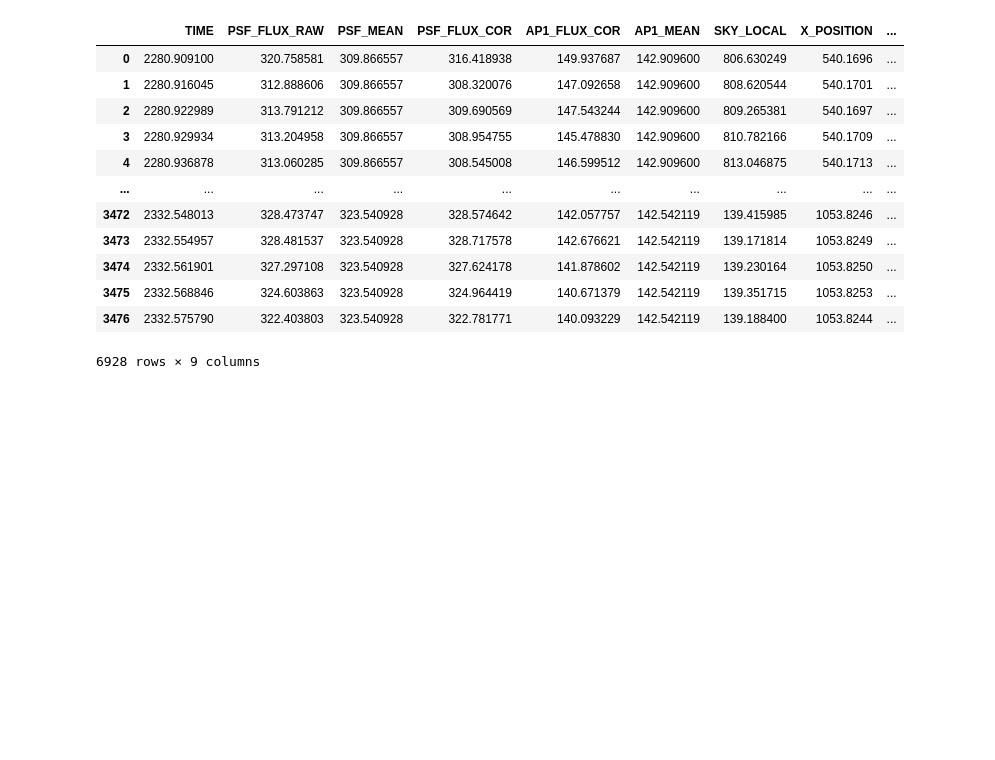
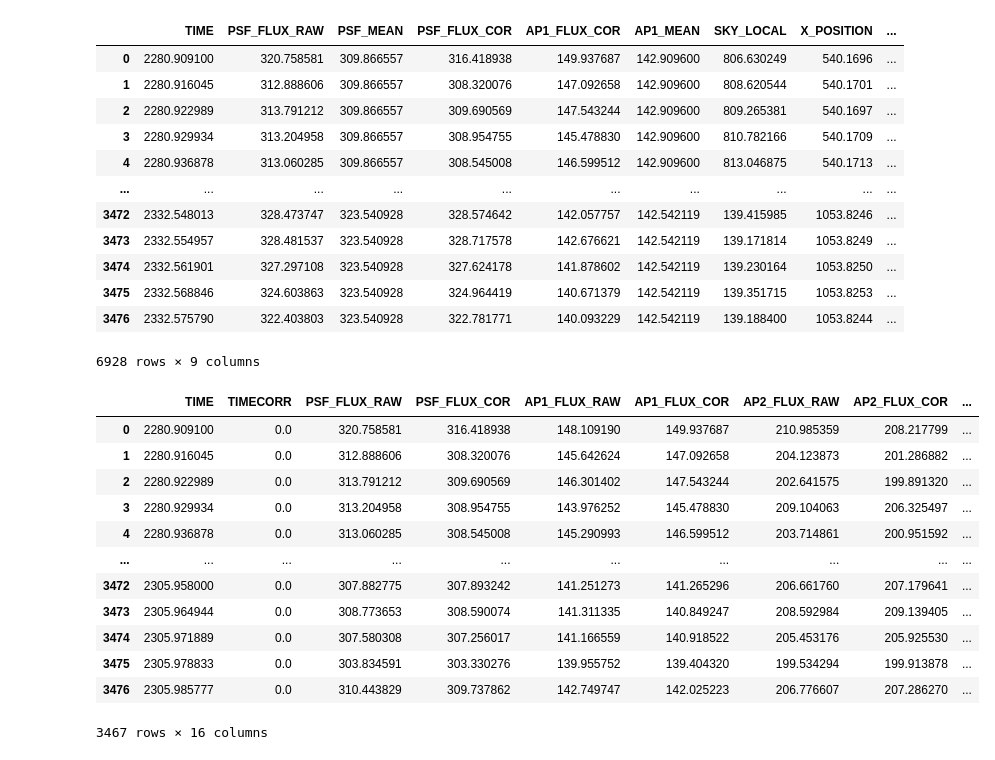
Before and after one commit to fudanguyen/aroma, a Jupyter notebook: AROMA_An_Exo_Rot_Mapping/notebooks/data_cleaning.ipynb, the cells around one changed output. Drawn from its saved outputs; the diff is of its cells as text; code cells hidden in the pictures; blank space fills up the shorter version.

```diff
--- a/AROMA_An_Exo_Rot_Mapping/notebooks/data_cleaning.ipynb
+++ b/AROMA_An_Exo_Rot_Mapping/notebooks/data_cleaning.ipynb
@@ -112,3 +112,19 @@ lc3637
 | 3475 | 2332.568846 | 324.603863 | 323.540928 | 324.964419 | 140.671379 | 142.542119 | 139.351715 | 1053.8253 | ... |
 | 3476 | 2332.575790 | 322.403803 | 323.540928 | 322.781771 | 140.093229 | 142.542119 | 139.188400 | 1053.8244 | ... |
 6928 rows × 9 columns
+# %%
+lc36_data
+# %% [output]
+|  | TIME | TIMECORR | PSF_FLUX_RAW | PSF_FLUX_COR | AP1_FLUX_RAW | AP1_FLUX_COR | AP2_FLUX_RAW | AP2_FLUX_COR | ... |
+| 0 | 2280.909100 | 0.0 | 320.758581 | 316.418938 | 148.109190 | 149.937687 | 210.985359 | 208.217799 | ... |
+| 1 | 2280.916045 | 0.0 | 312.888606 | 308.320076 | 145.642624 | 147.092658 | 204.123873 | 201.286882 | ... |
+| 2 | 2280.922989 | 0.0 | 313.791212 | 309.690569 | 146.301402 | 147.543244 | 202.641575 | 199.891320 | ... |
+| 3 | 2280.929934 | 0.0 | 313.204958 | 308.954755 | 143.976252 | 145.478830 | 209.104063 | 206.325497 | ... |
+| 4 | 2280.936878 | 0.0 | 313.060285 | 308.545008 | 145.290993 | 146.599512 | 203.714861 | 200.951592 | ... |
+| ... | ... | ... | ... | ... | ... | ... | ... | ... | ... |
+| 3472 | 2305.958000 | 0.0 | 307.882775 | 307.893242 | 141.251273 | 141.265296 | 206.661760 | 207.179641 | ... |
+| 3473 | 2305.964944 | 0.0 | 308.773653 | 308.590074 | 141.311335 | 140.849247 | 208.592984 | 209.139405 | ... |
+| 3474 | 2305.971889 | 0.0 | 307.580308 | 307.256017 | 141.166559 | 140.918522 | 205.453176 | 205.925530 | ... |
+| 3475 | 2305.978833 | 0.0 | 303.834591 | 303.330276 | 139.955752 | 139.404320 | 199.534294 | 199.913878 | ... |
+| 3476 | 2305.985777 | 0.0 | 310.443829 | 309.737862 | 142.749747 | 142.025223 | 206.776607 | 207.286270 | ... |
+3467 rows × 16 columns
```
Also changed, not shown: parts of 1 cell of this notebook, 2 other files.
